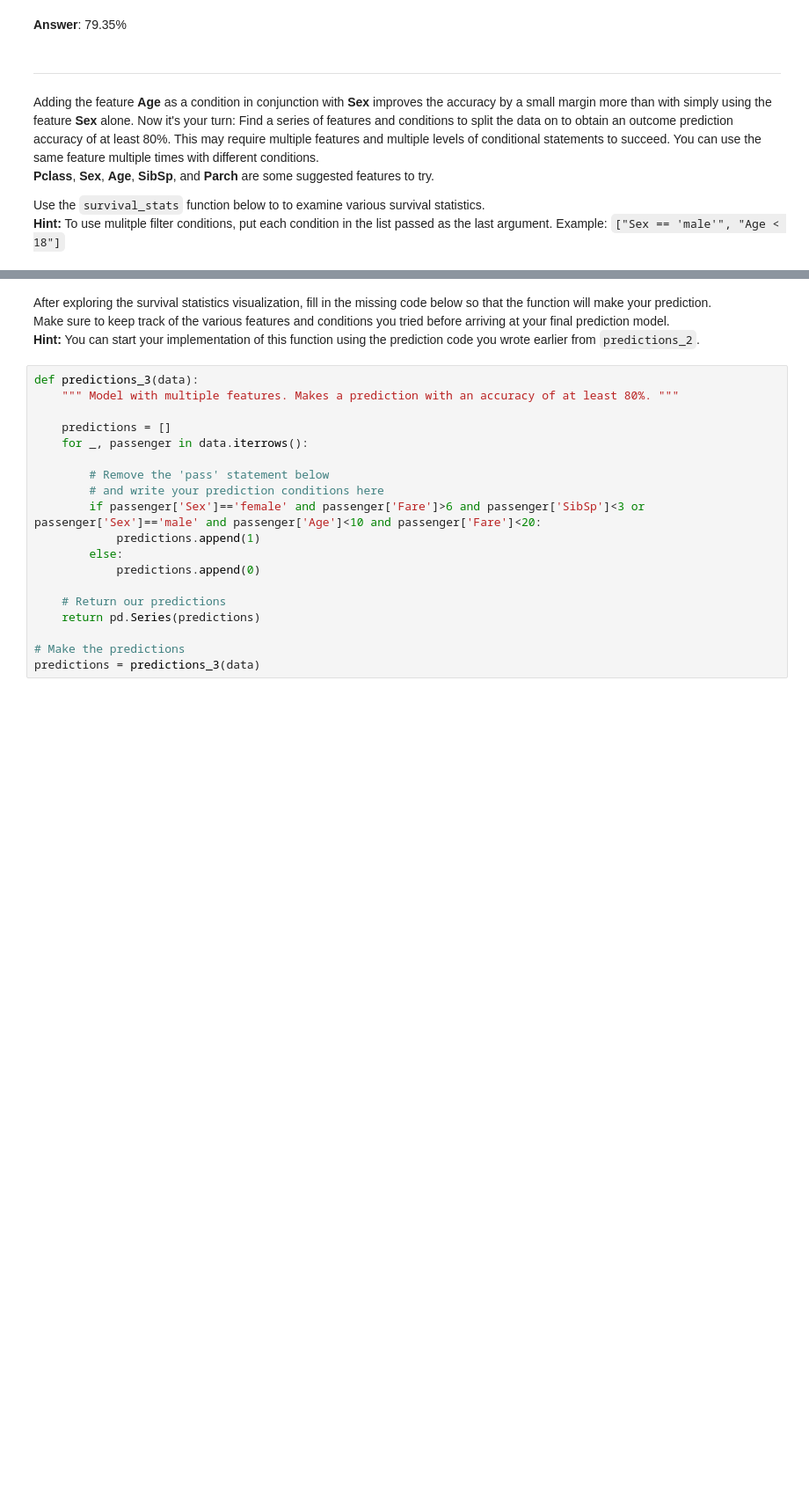
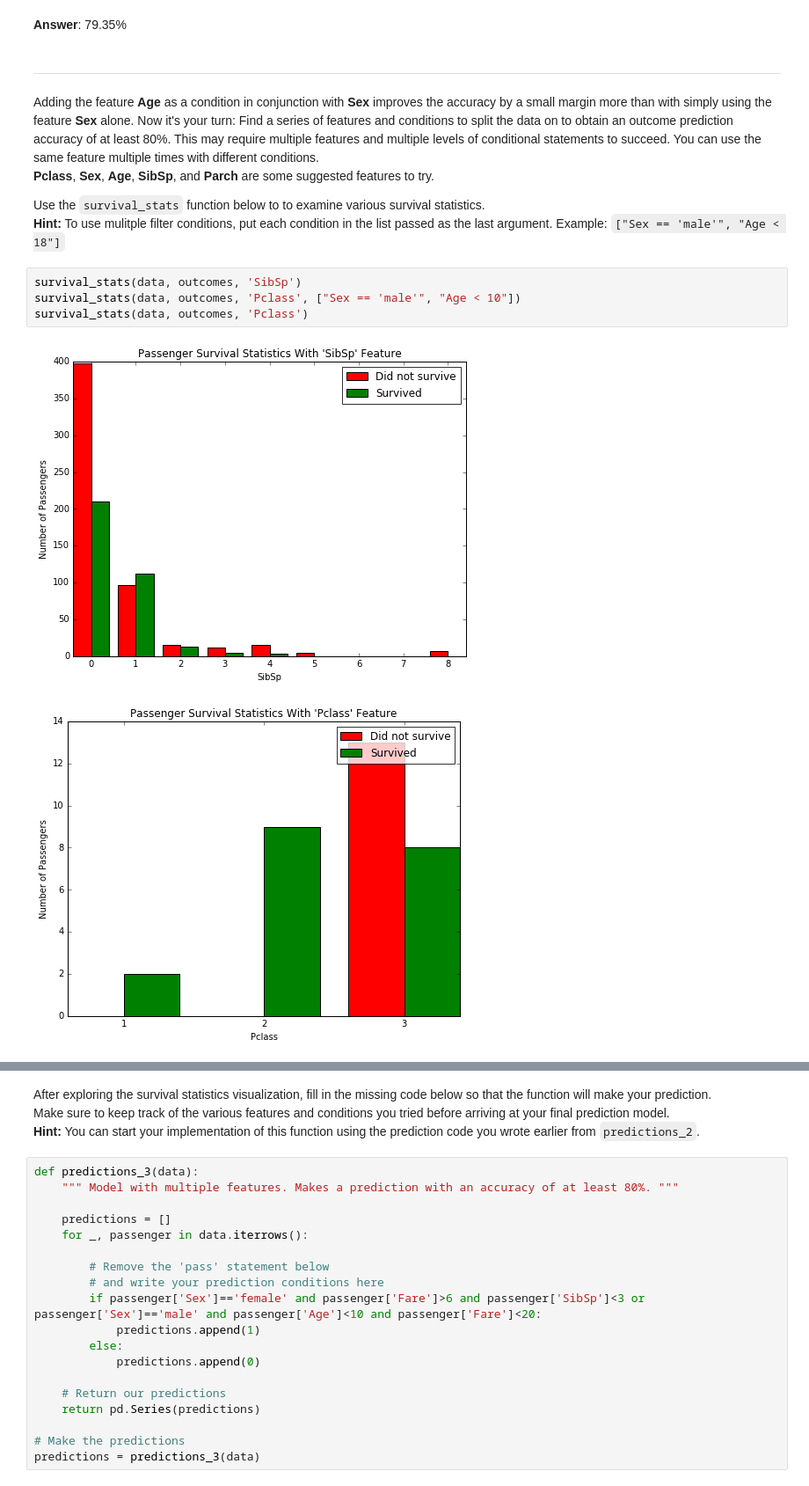
Before and after one commit to hsherwoodcoombs/Machine-Learning, a Jupyter notebook: projects/titanic_survival_exploration/Titanic_Survival_Exploration.ipynb, the cells around one changed output, grey strips where cells are left out. Shown: that part at 88% size. Drawn from its saved outputs; the diff is of its cells as text; blank space fills up the shorter version.

```diff
--- a/projects/titanic_survival_exploration/Titanic_Survival_Exploration.ipynb
+++ b/projects/titanic_survival_exploration/Titanic_Survival_Exploration.ipynb
@@ -210,3 +210,10 @@ Adding the feature **Age** as a condition in conjunction with **Sex** improves t
 
 Use the `survival_stats` function below to to examine various survival statistics.
 **Hint:** To use mulitple filter conditions, put each condition in the list passed as the last argument. Example: `["Sex == 'male'", "Age < 18"]`
+# %%
+survival_stats(data, outcomes, 'SibSp')
+survival_stats(data, outcomes, 'Pclass', ["Sex == 'male'", "Age < 10"])
+survival_stats(data, outcomes, 'Pclass')
+# %% [output]
+[figure, added]
+[figure, added]
```
Also changed, not shown: parts of 8 cells of this notebook, 2 other files.
